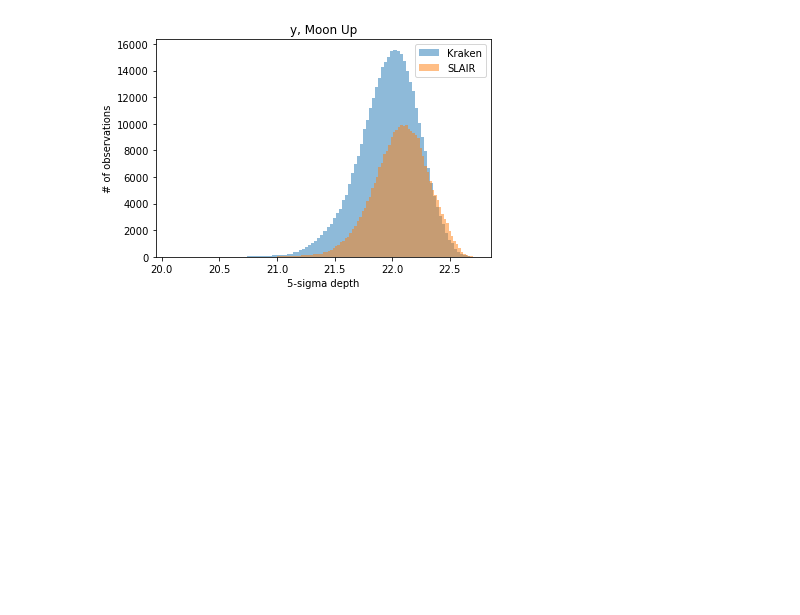
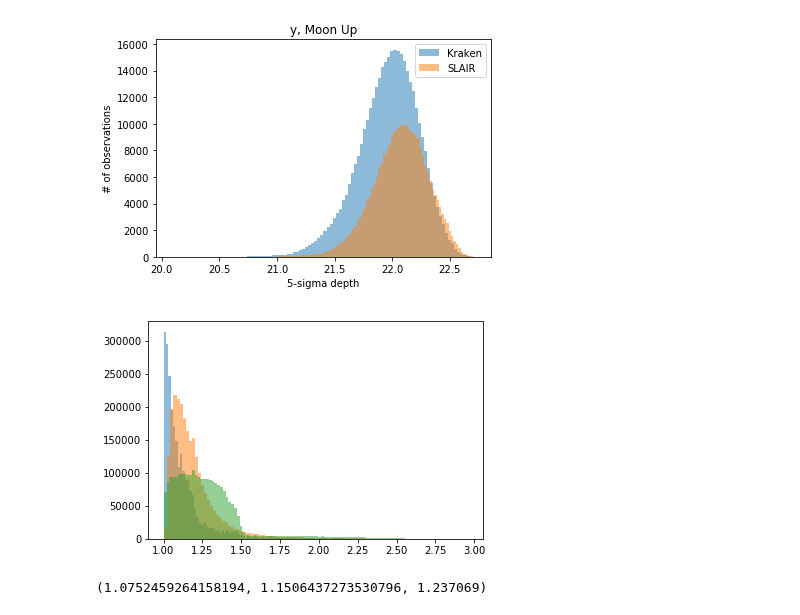
Before and after one commit to yoachim/18_scratch, a Jupyter notebook: baseline_glance/comp_depth.ipynb, the cells around one changed output. Drawn from its saved outputs; the diff is of its cells as text; code cells hidden in the pictures; blank space fills up the shorter version.

Commit message:
looking at airmass

```diff
--- a/baseline_glance/comp_depth.ipynb
+++ b/baseline_glance/comp_depth.ipynb
@@ -62,3 +62,19 @@ for filtername in ['u', 'g', 'r', 'i', 'z', 'y']:
 [figure]
 [figure]
 [figure]
+# %%
+
+import sqlite3 as db
+import pandas as pd
+con = db.connect('minion_1016_sqlite.db')
+minion = pd.read_sql('select * from Summary;', con)
+# %%
+ack = plt.hist(krak['airmass'], bins=100, alpha=0.5)
+ack = plt.hist(slair['airmass'], bins=100, alpha=0.5)
+ack = plt.hist(minion['airmass'], bins=100, alpha=0.5)
+# %% [output]
+[figure, added]
+# %%
+np.median(krak['airmass']), np.median(slair['airmass']), np.median(minion['airmass'])
+# %% [output]
+(1.0752459264158194, 1.1506437273530796, 1.237069)
```
Also changed, not shown: 1 other file.
